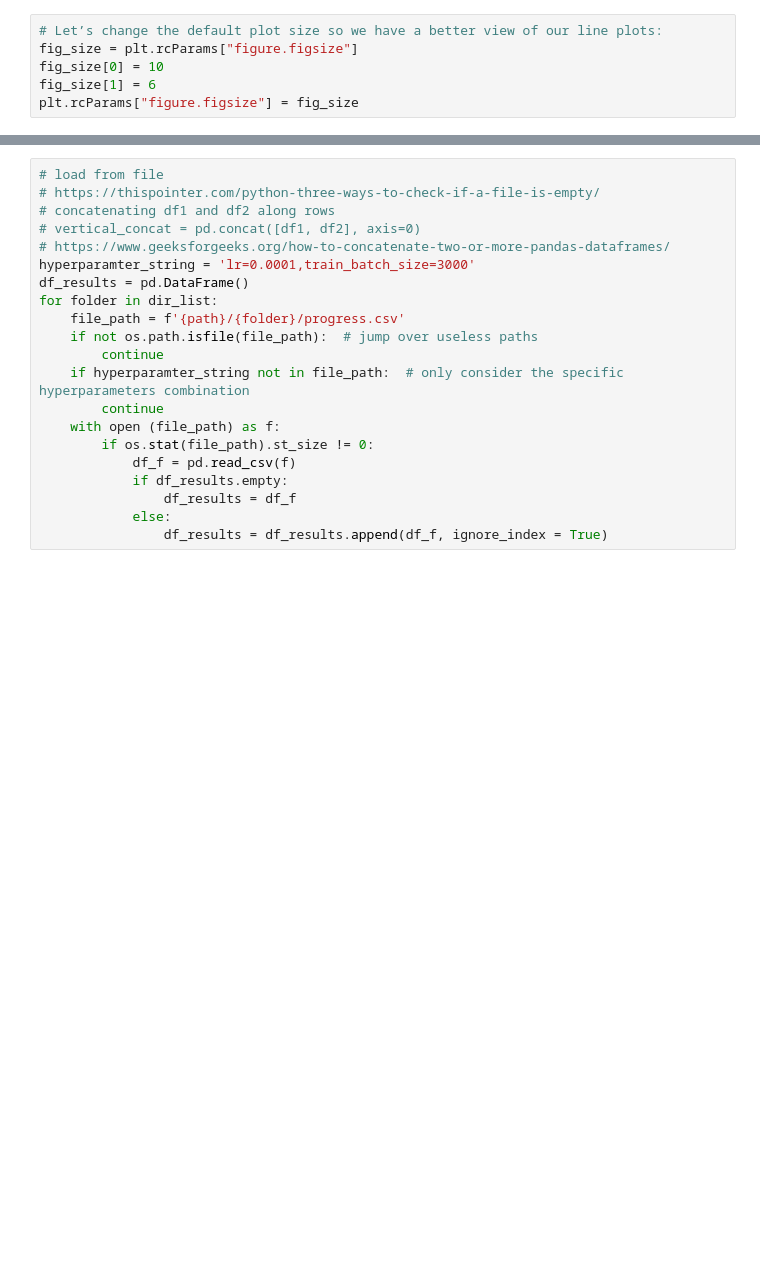
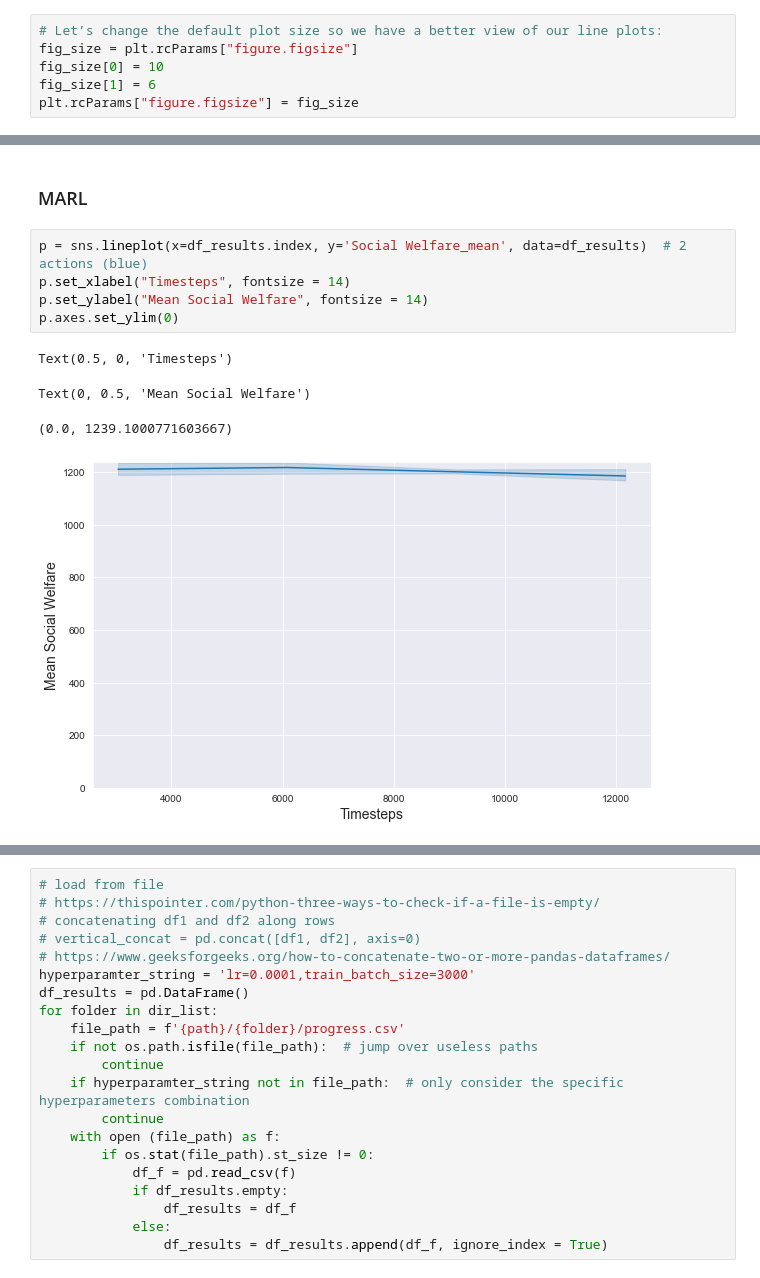
Before and after one commit to fb1n15/edge-cloud-resource-allocation-using-MARL, a Jupyter notebook: src/jupyter_notebooks/Analysis_of_results.ipynb, the cells around one changed output, grey strips where cells are left out. Drawn from its saved outputs; the diff is of its cells as text; blank space fills up the shorter version.

```diff
--- a/src/jupyter_notebooks/Analysis_of_results.ipynb
+++ b/src/jupyter_notebooks/Analysis_of_results.ipynb
@@ -90,0 +102,12 @@ TypeError: {'episode_reward_max': 28307.593552384635, 'episode_reward_min': 1859
+# %% [markdown]
+### MARL
+# %%
+p = sns.lineplot(x=df_results.index, y='Social Welfare_mean', data=df_results)  # 2 actions (blue)
+p.set_xlabel("Timesteps", fontsize = 14)
+p.set_ylabel("Mean Social Welfare", fontsize = 14)
+p.axes.set_ylim(0)
+# %% [output]
+Text(0.5, 0, 'Timesteps')
+Text(0, 0.5, 'Mean Social Welfare')
+(0.0, 1239.1000771603667)
+[figure, added]
```
Also changed, not shown: parts of 18 cells of this notebook, 5 other files.
